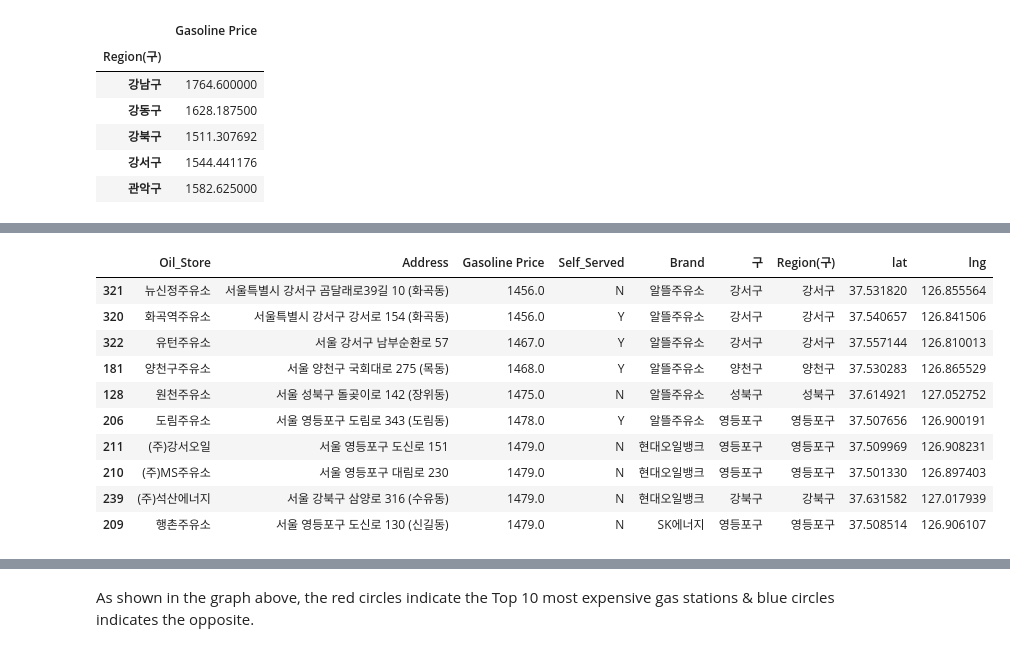
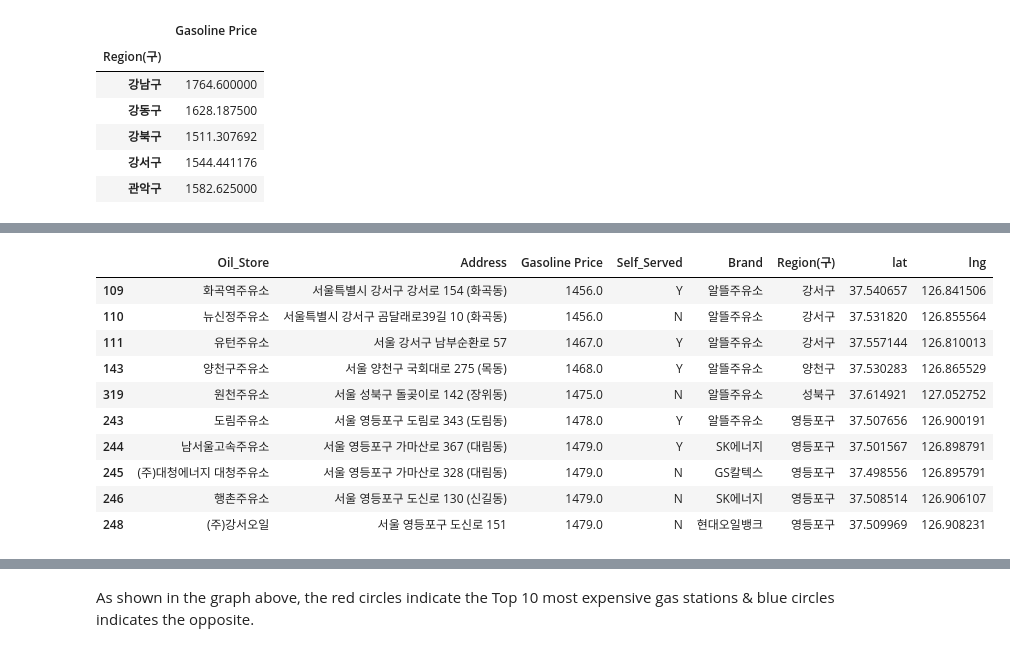
Before and after one commit to dennykim77/Self-Gas-Stations-Korea-price-analysis, a Jupyter notebook: Self-Gas Station cost analysis.ipynb, the cells around one changed output, grey strips where cells are left out. Cells and saved outputs as stored; diff of their text form; code cells hidden in the pictures.

```diff
--- a/Self-Gas Station cost analysis.ipynb
+++ b/Self-Gas Station cost analysis.ipynb
@@ -148,4 +151,4 @@ glob('C:/Users/Tae Hyung/Desktop/Data Project/Self-Gas stations cost analysis/ga
 # %%
-gas_stations_files = glob('C:/Users/Tae Hyung/Desktop/Data Project/Self-Gas stations cost analysis/gas stations price data/*.xls')
+gas_stations_files = glob('/Users/taehyung/Desktop/Data Project/Self-Gas stations cost analysis/gas stations price data/*.xls')
 gas_stations_files
 # %% [output]
@@ -467,12 +477,13 @@ oil_price_bottom10
 gmaps_key = "AIzaSyDluGdrcDdq7JwJAhL0TnS6hRAdCbOpiJo"
 gmaps = googlemaps.Client(key = gmaps_key)
 # %%
-from tqdm import tqdm_notebook
+import tqdm
+tqdm.notebook.tqdm().pandas()
 
 lat = []
 lng = []
 
-for n in tqdm_notebook(oil_price_top10.index):
+for n in tqdm.notebook.tqdm(oil_price_top10.index):
     try:
         tmp_add = str(oil_price_top10['Address'][n]).split('(')[0]
         tmp_map = gmaps.geocode(tmp_add)
@@ -505,10 +515,10 @@ oil_price_top10
 # %%
-from tqdm import tqdm_notebook
-
+import tqdm
+tqdm.notebook.tqdm().pandas()
 lat = []
 lng = []
 
-for n in tqdm_notebook(oil_price_bottom10.index):
+for n in tqdm.notebook.tqdm(oil_price_bottom10.index):
     try:
         tmp_add = str(oil_price_bottom10['Address'][n]).split('(')[0]
         tmp_map = gmaps.geocode(tmp_add)
@@ -530,14 +539,14 @@ oil_price_bottom10
-|  | Oil_Store | Address | Gasoline Price | Self_Served | Brand | 구 | Region(구) | lat | lng |
-| 321 | 뉴신정주유소 | 서울특별시 강서구 곰달래로39길 10 (화곡동) | 1456.0 | N | 알뜰주유소 | 강서구 | 강서구 | 37.531820 | 126.855564 |
-| 320 | 화곡역주유소 | 서울특별시 강서구 강서로 154 (화곡동) | 1456.0 | Y | 알뜰주유소 | 강서구 | 강서구 | 37.540657 | 126.841506 |
-| 322 | 유턴주유소 | 서울 강서구 남부순환로 57 | 1467.0 | Y | 알뜰주유소 | 강서구 | 강서구 | 37.557144 | 126.810013 |
-| 181 | 양천구주유소 | 서울 양천구 국회대로 275 (목동) | 1468.0 | Y | 알뜰주유소 | 양천구 | 양천구 | 37.530283 | 126.865529 |
-| 128 | 원천주유소 | 서울 성북구 돌곶이로 142 (장위동) | 1475.0 | N | 알뜰주유소 | 성북구 | 성북구 | 37.614921 | 127.052752 |
-| 206 | 도림주유소 | 서울 영등포구 도림로 343 (도림동) | 1478.0 | Y | 알뜰주유소 | 영등포구 | 영등포구 | 37.507656 | 126.900191 |
-| 211 | (주)강서오일 | 서울 영등포구 도신로 151 | 1479.0 | N | 현대오일뱅크 | 영등포구 | 영등포구 | 37.509969 | 126.908231 |
-| 210 | (주)MS주유소 | 서울 영등포구 대림로 230 | 1479.0 | N | 현대오일뱅크 | 영등포구 | 영등포구 | 37.501330 | 126.897403 |
-| 239 | (주)석산에너지 | 서울 강북구 삼양로 316 (수유동) | 1479.0 | N | 현대오일뱅크 | 강북구 | 강북구 | 37.631582 | 127.017939 |
-| 209 | 행촌주유소 | 서울 영등포구 도신로 130 (신길동) | 1479.0 | N | SK에너지 | 영등포구 | 영등포구 | 37.508514 | 126.906107 |
+|  | Oil_Store | Address | Gasoline Price | Self_Served | Brand | Region(구) | lat | lng |
+| 109 | 화곡역주유소 | 서울특별시 강서구 강서로 154 (화곡동) | 1456.0 | Y | 알뜰주유소 | 강서구 | 37.540657 | 126.841506 |
+| 110 | 뉴신정주유소 | 서울특별시 강서구 곰달래로39길 10 (화곡동) | 1456.0 | N | 알뜰주유소 | 강서구 | 37.531820 | 126.855564 |
+| 111 | 유턴주유소 | 서울 강서구 남부순환로 57 | 1467.0 | Y | 알뜰주유소 | 강서구 | 37.557144 | 126.810013 |
+| 143 | 양천구주유소 | 서울 양천구 국회대로 275 (목동) | 1468.0 | Y | 알뜰주유소 | 양천구 | 37.530283 | 126.865529 |
+| 319 | 원천주유소 | 서울 성북구 돌곶이로 142 (장위동) | 1475.0 | N | 알뜰주유소 | 성북구 | 37.614921 | 127.052752 |
+| 243 | 도림주유소 | 서울 영등포구 도림로 343 (도림동) | 1478.0 | Y | 알뜰주유소 | 영등포구 | 37.507656 | 126.900191 |
+| 244 | 남서울고속주유소 | 서울 영등포구 가마산로 367 (대림동) | 1479.0 | Y | SK에너지 | 영등포구 | 37.501567 | 126.898791 |
+| 245 | (주)대청에너지 대청주유소 | 서울 영등포구 가마산로 328 (대림동) | 1479.0 | N | GS칼텍스 | 영등포구 | 37.498556 | 126.895791 |
+| 246 | 행촌주유소 | 서울 영등포구 도신로 130 (신길동) | 1479.0 | N | SK에너지 | 영등포구 | 37.508514 | 126.906107 |
+| 248 | (주)강서오일 | 서울 영등포구 도신로 151 | 1479.0 | N | 현대오일뱅크 | 영등포구 | 37.509969 | 126.908231 |
 # %%
 map = folium.Map(location=[37.5202, 126.975], zoom_start=10.5)
 
```
Also changed, not shown: parts of 28 cells of this notebook.
